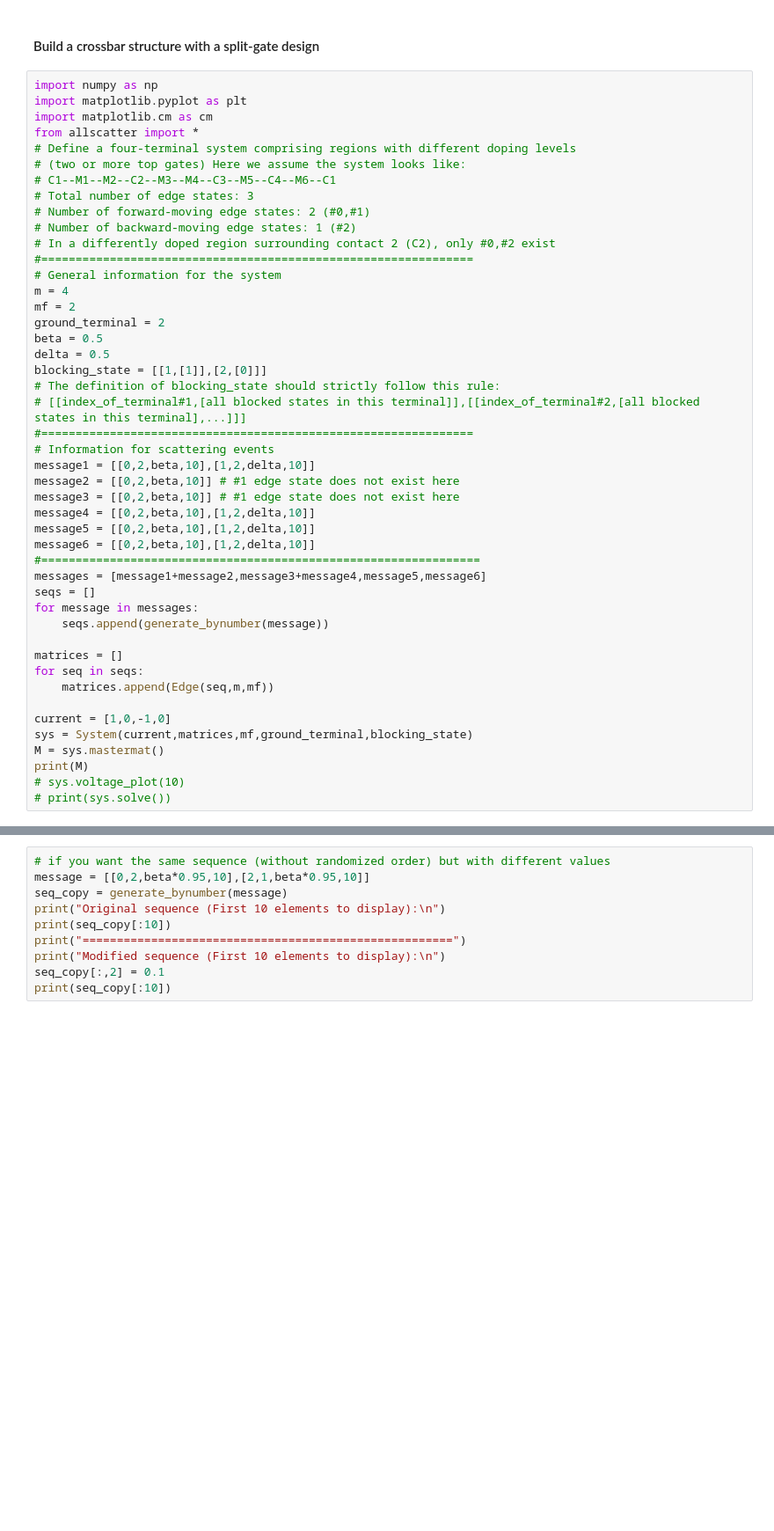
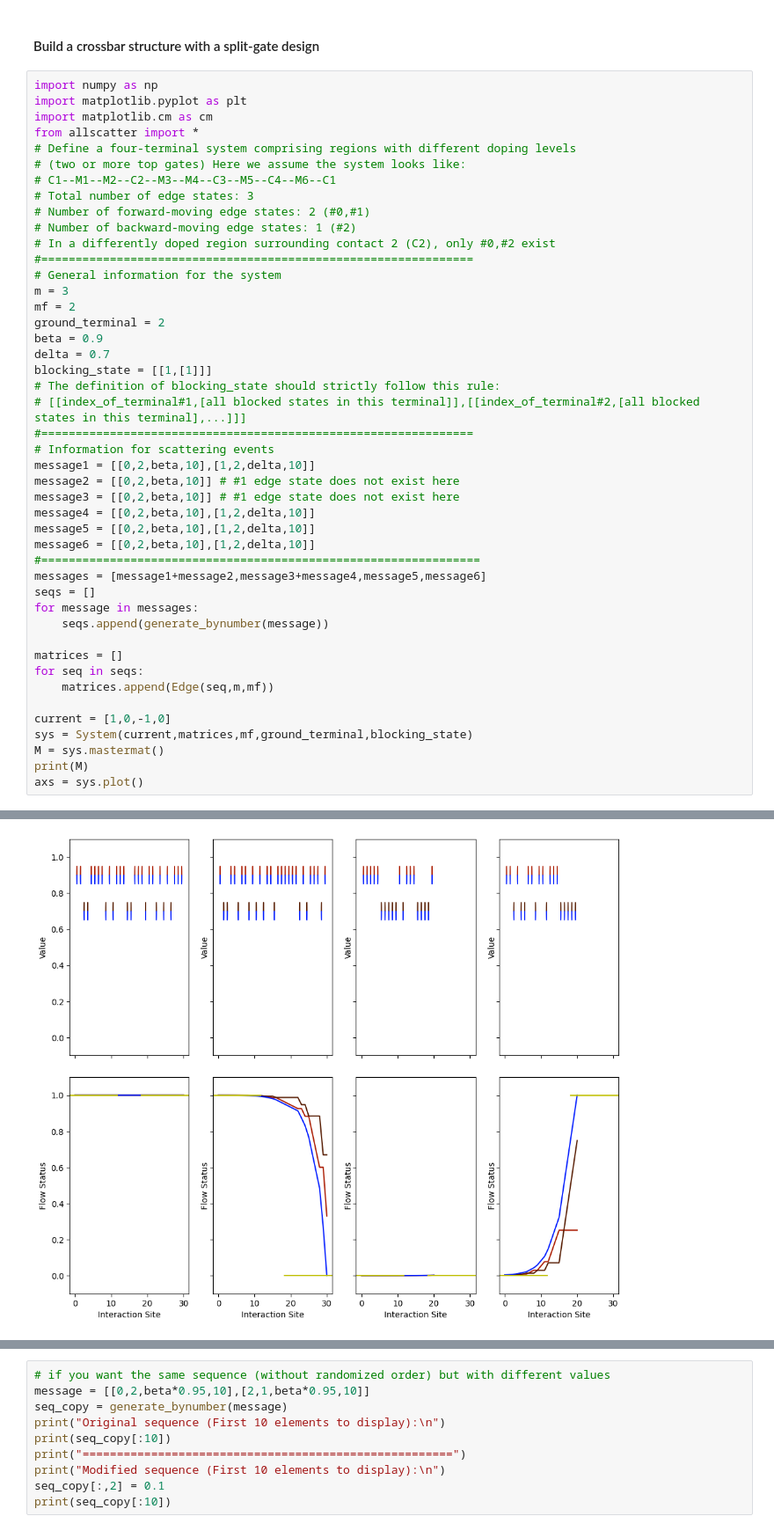
Before and after one commit to LarsonLaugh/Counterfusion, a Jupyter notebook: demo.ipynb, the cells around one changed output, grey strips where cells are left out. Shown: that part at 88% size. Drawn from its saved outputs; the diff is of its cells as text; blank space fills up the shorter version.

```diff
--- a/demo.ipynb
+++ b/demo.ipynb
@@ -665,12 +671,12 @@ from allscatter import *
 # In a differently doped region surrounding contact 2 (C2), only #0,#2 exist
 #===============================================================
 # General information for the system
-m = 4
+m = 3
 mf = 2
 ground_terminal = 2
-beta = 0.5
-delta = 0.5
-blocking_state = [[1,[1]],[2,[0]]]
+beta = 0.9
+delta = 0.7
+blocking_state = [[1,[1]]]
 # The definition of blocking_state should strictly follow this rule:
 # [[index_of_terminal#1,[all blocked states in this terminal]],[[index_of_terminal#2,[all blocked states in this terminal],...]]]
 #===============================================================
@@ -695,6 +701,5 @@ current = [1,0,-1,0]
 sys = System(current,matrices,mf,ground_terminal,blocking_state)
 M = sys.mastermat()
 print(M)
-# sys.voltage_plot(10)
-# print(sys.solve())
+axs = sys.plot()
 # %% [output]
@@ -714,3 +710,4 @@ t= 3
+[figure, added]
 # %%
 [print(sum(M[:,i])) for i in range(4)]
 # %% [output]
```
Also changed, not shown: parts of 8 cells of this notebook, 1 other file.
